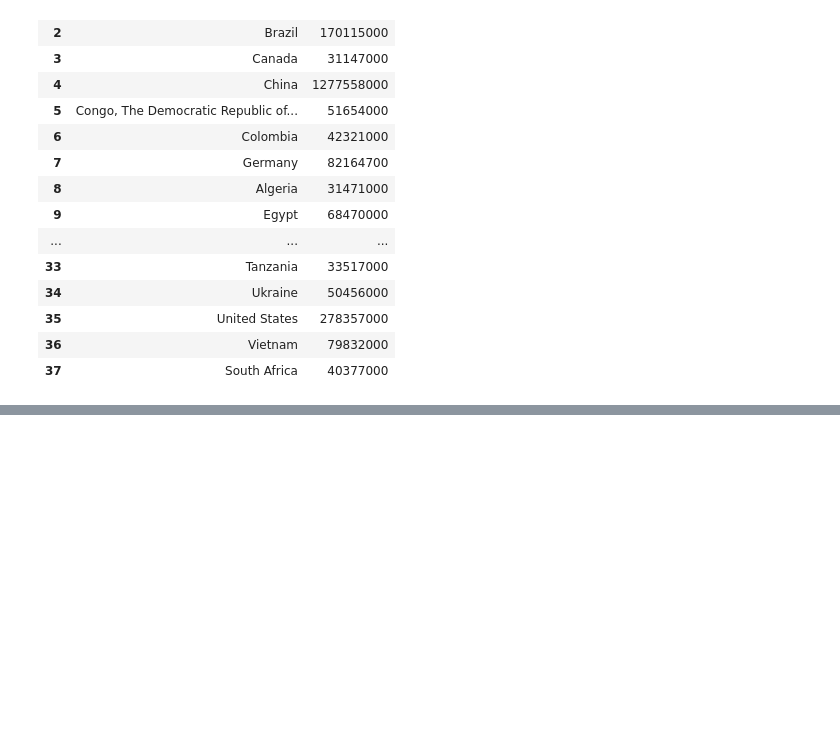
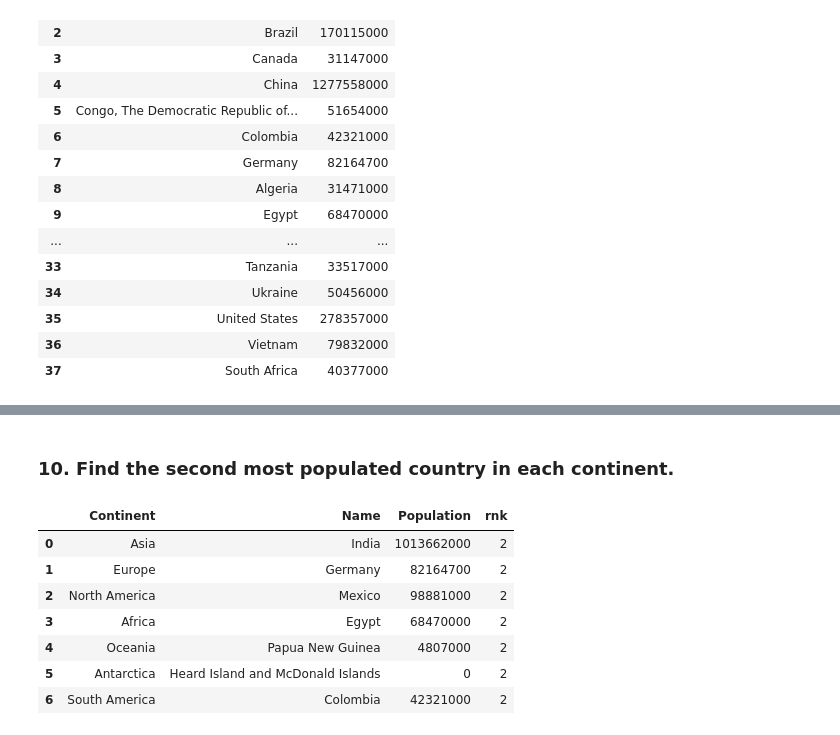
Before and after one commit to amiya2001/ML, a Jupyter notebook: 02_Data Collection and EDA/Working with Json& SQL.ipynb, the cells around one changed output, grey strips where cells are left out. Saved outputs shown, nothing was run; the diff lists cells and outputs as text; code cells hidden in the pictures; blank space fills up the shorter version.

```diff
--- a/02_Data Collection and EDA/Working with Json& SQL.ipynb
+++ b/02_Data Collection and EDA/Working with Json& SQL.ipynb
@@ -397,0 +439,13 @@ pd.read_sql_query("select Name,Population from country where Population > (selec
+# %% [markdown]
+### 10. Find the second most populated country in each continent.
+# %%
+pd.read_sql_query("select * from (select Continent, Name, Population,row_number() over (partition by Continent order by population desc ) as rnk from country ) t where rnk=2",conn)
+# %% [output]
+|  | Continent | Name | Population | rnk |
+| 0 | Asia | India | 1013662000 | 2 |
+| 1 | Europe | Germany | 82164700 | 2 |
+| 2 | North America | Mexico | 98881000 | 2 |
+| 3 | Africa | Egypt | 68470000 | 2 |
+| 4 | Oceania | Papua New Guinea | 4807000 | 2 |
+| 5 | Antarctica | Heard Island and McDonald Islands | 0 | 2 |
+| 6 | South America | Colombia | 42321000 | 2 |
```
Also changed, not shown: parts of 5 cells of this notebook.
